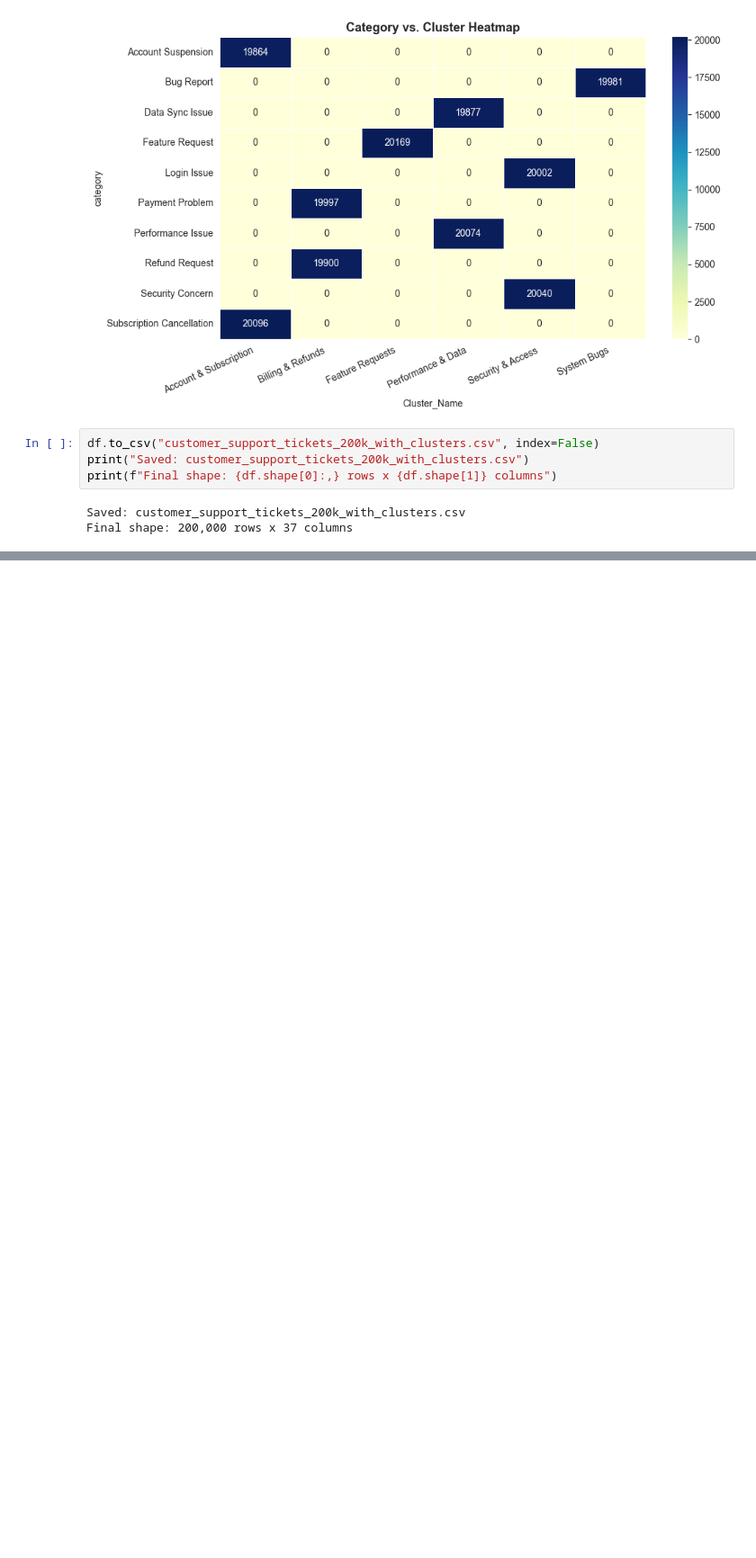
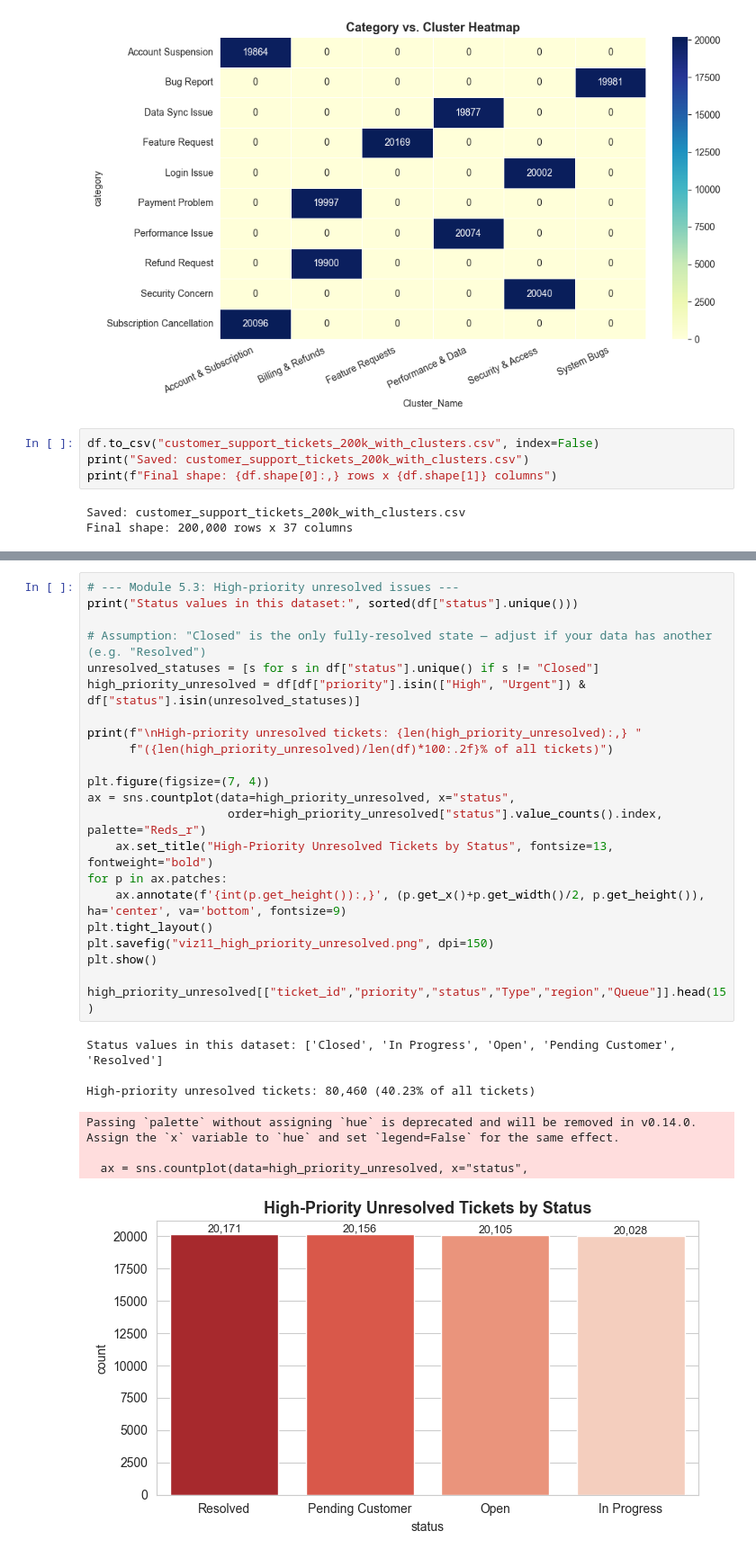
Before and after one commit to springboardmentor1210a/Supportlytics, a Jupyter notebook: Supportlytics.ipynb, the cells around one changed output, grey strips where cells are left out. Shown at 90% size. Saved outputs shown, nothing was run; the diff lists cells and outputs as text; blank space fills up the shorter version.

```diff
--- a/Supportlytics.ipynb
+++ b/Supportlytics.ipynb
@@ -615,0 +702,30 @@ Final shape: 200,000 rows x 37 columns
+# %%
+# --- Module 5.3: High-priority unresolved issues ---
+print("Status values in this dataset:", sorted(df["status"].unique()))
+
+# Assumption: "Closed" is the only fully-resolved state — adjust if your data has another (e.g. "Resolved")
+unresolved_statuses = [s for s in df["status"].unique() if s != "Closed"]
+high_priority_unresolved = df[df["priority"].isin(["High", "Urgent"]) & df["status"].isin(unresolved_statuses)]
+
+print(f"\nHigh-priority unresolved tickets: {len(high_priority_unresolved):,} "
+      f"({len(high_priority_unresolved)/len(df)*100:.2f}% of all tickets)")
+
+plt.figure(figsize=(7, 4))
+ax = sns.countplot(data=high_priority_unresolved, x="status",
+                    order=high_priority_unresolved["status"].value_counts().index, palette="Reds_r")
+    ax.set_title("High-Priority Unresolved Tickets by Status", fontsize=13, fontweight="bold")
+for p in ax.patches:
+    ax.annotate(f'{int(p.get_height()):,}', (p.get_x()+p.get_width()/2, p.get_height()), ha='center', va='bottom', fontsize=9)
+plt.tight_layout()
+plt.savefig("viz11_high_priority_unresolved.png", dpi=150)
+plt.show()
+
+high_priority_unresolved[["ticket_id","priority","status","Type","region","Queue"]].head(15)
+# %% [output]
+Status values in this dataset: ['Closed', 'In Progress', 'Open', 'Pending Customer', 'Resolved']
+
+High-priority unresolved tickets: 80,460 (40.23% of all tickets)
+Passing `palette` without assigning `hue` is deprecated and will be removed in v0.14.0. Assign the `x` variable to `hue` and set `legend=False` for the same effect.
+
+  ax = sns.countplot(data=high_priority_unresolved, x="status",
+[figure, added]
```
Also changed, not shown: parts of 9 cells of this notebook, 1 other file.
